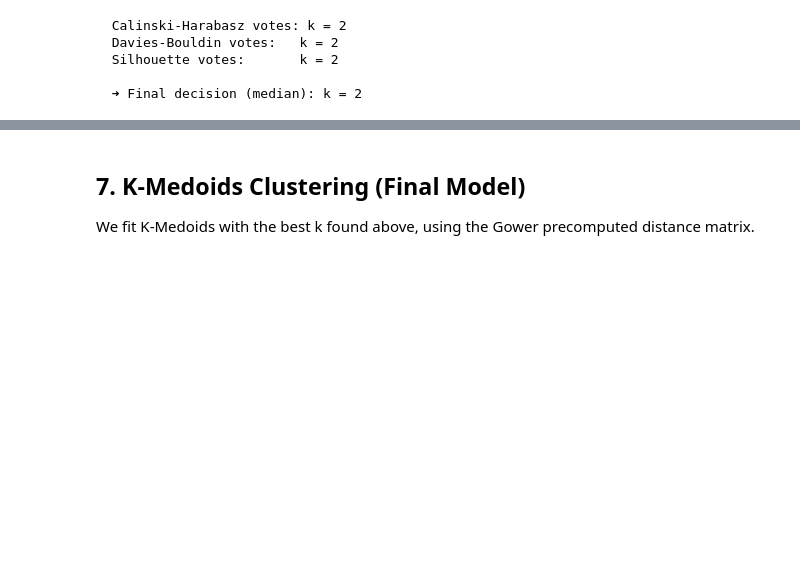
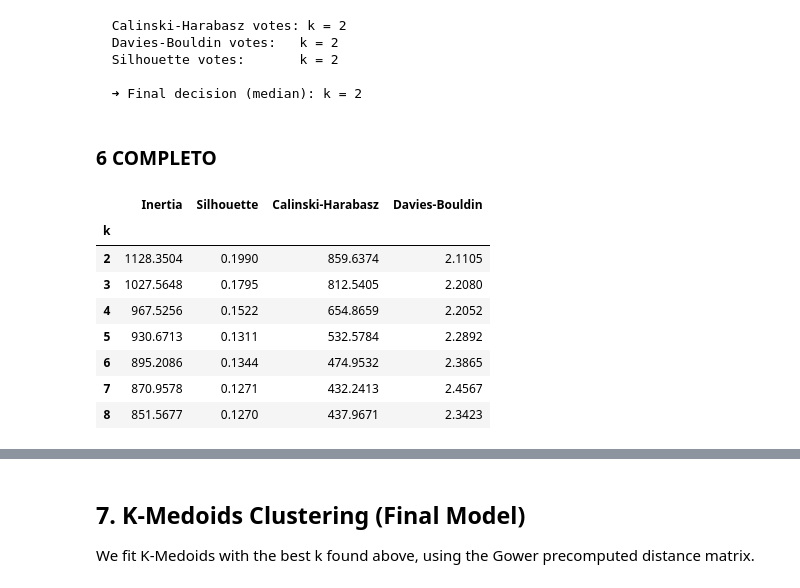
Before and after one commit to SimoneCerrone/FINTECH, a Jupyter notebook: BankClients_Segmentation_Final1.ipynb, the cells around one changed output, grey strips where cells are left out. Drawn from its saved outputs; the diff is of its cells as text; code cells hidden in the pictures; blank space fills up the shorter version.

```diff
--- a/BankClients_Segmentation_Final1.ipynb
+++ b/BankClients_Segmentation_Final1.ipynb
@@ -1019,3 +1019,31 @@ print(f'\n  ➜ Final decision (median): k = {k_voted}')
   Silhouette votes:       k = 2
 
   ➜ Final decision (median): k = 2
+# %% [markdown]
+### 6 COMPLETO
+# %%
+# ── All metrics for k = 2..8 ─────────────────────────────────────────────────
+k_range = list(range(2, 9))
+results = {'Inertia': [], 'Silhouette': [], 'Calinski-Harabasz': [], 'Davies-Bouldin': []}
+
+for k in k_range:
+    kmed = KMedoids(n_clusters=k, metric='precomputed', method='pam',
+                    init='build', random_state=42)
+    labels = kmed.fit_predict(gower_distances)
+    results['Inertia'].append(kmed.inertia_)
+    results['Silhouette'].append(silhouette_score(gower_distances, labels, metric='precomputed'))
+    results['Calinski-Harabasz'].append(calinski_harabasz_score(X, labels))
+    results['Davies-Bouldin'].append(davies_bouldin_score(X, labels))
+
+df_metrics = pd.DataFrame(results, index=pd.Index(k_range, name='k'))
+df_metrics.round(4)
+# %% [output]
+|  | Inertia | Silhouette | Calinski-Harabasz | Davies-Bouldin |
+| k |  |  |  |  |
+| 2 | 1128.3504 | 0.1990 | 859.6374 | 2.1105 |
+| 3 | 1027.5648 | 0.1795 | 812.5405 | 2.2080 |
+| 4 | 967.5256 | 0.1522 | 654.8659 | 2.2052 |
+| 5 | 930.6713 | 0.1311 | 532.5784 | 2.2892 |
+| 6 | 895.2086 | 0.1344 | 474.9532 | 2.3865 |
+| 7 | 870.9578 | 0.1271 | 432.2413 | 2.4567 |
+| 8 | 851.5677 | 0.1270 | 437.9671 | 2.3423 |
```
Also changed, not shown: parts of 3 cells of this notebook.
